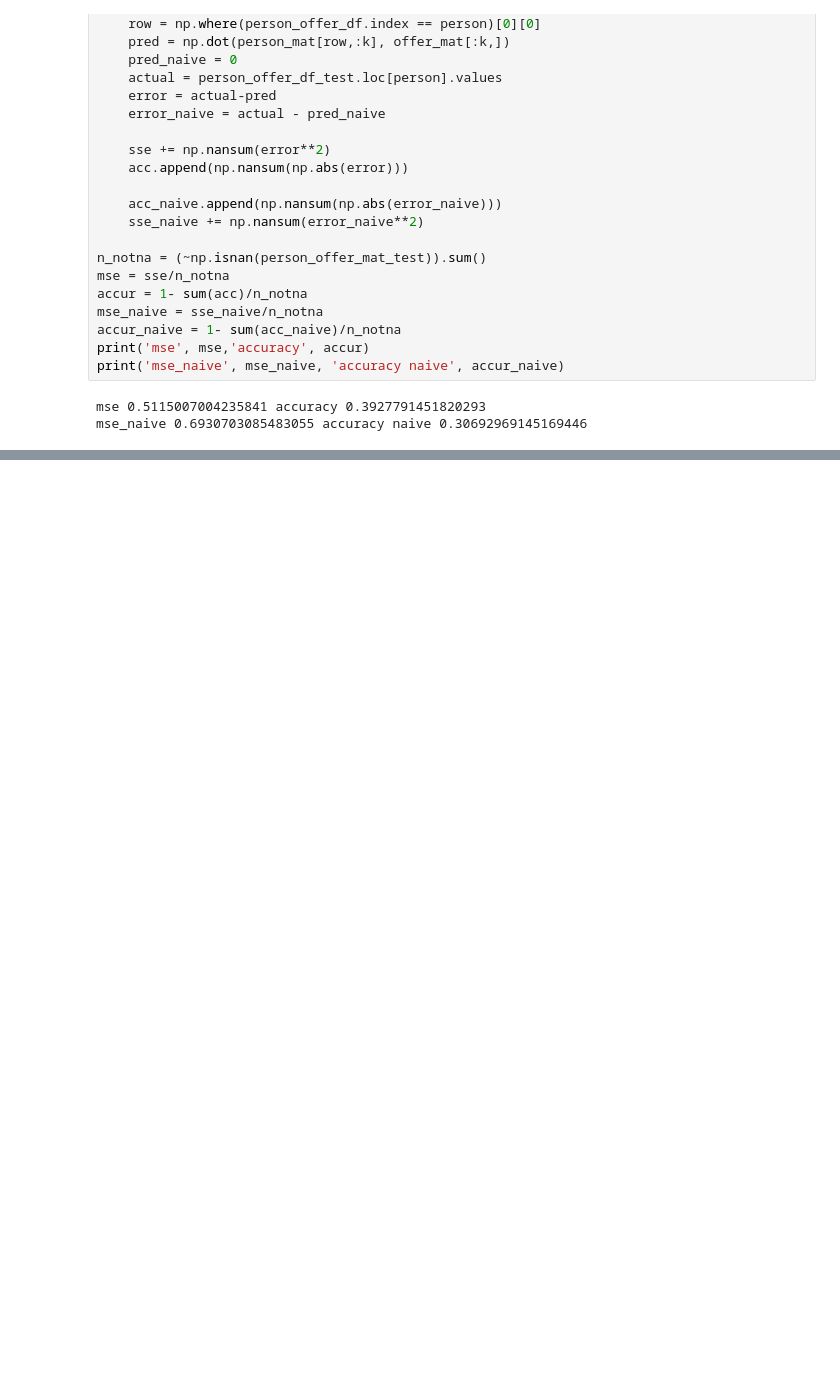
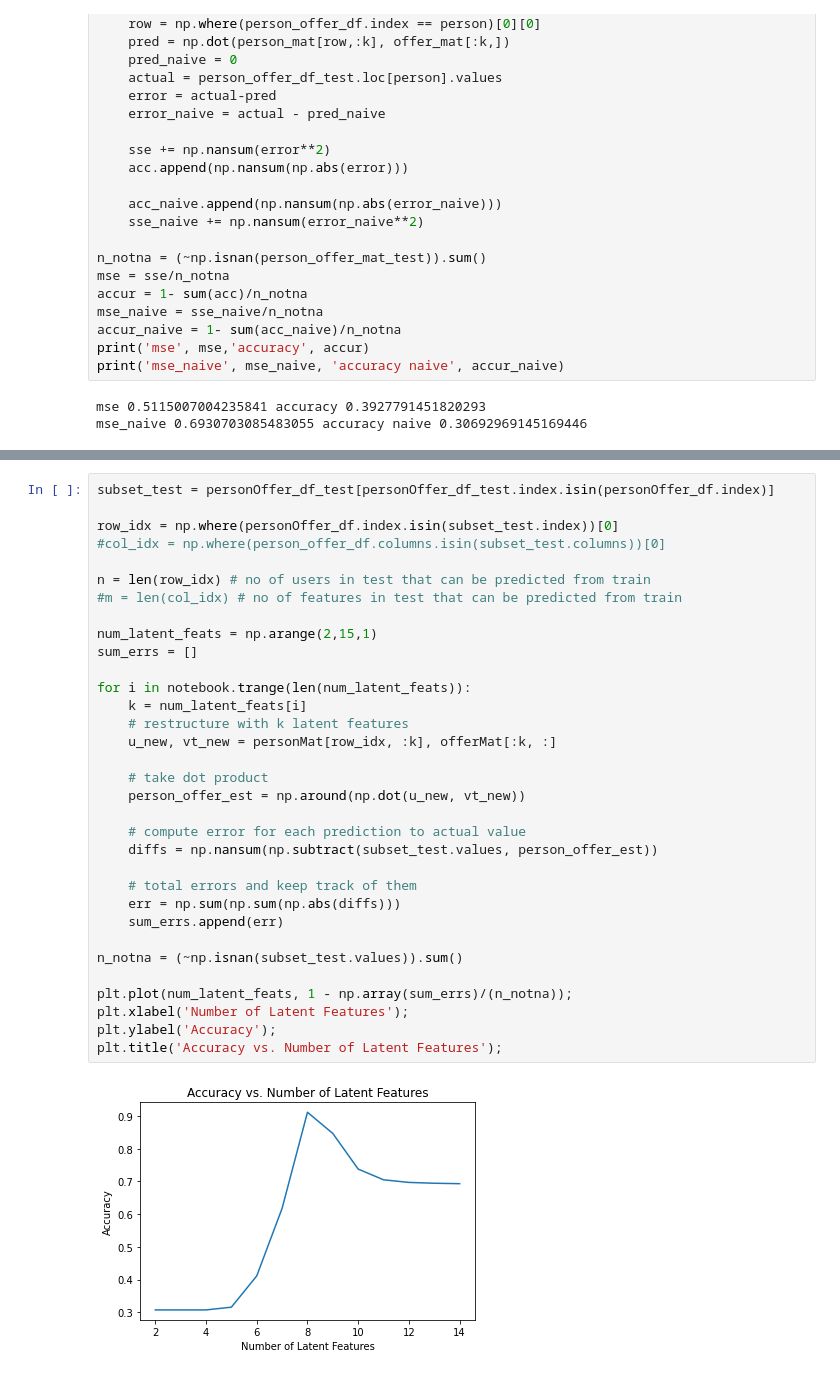
Before and after one commit to mikeolubode/Starbucks_Recommendation_FunkSVD, a Jupyter notebook: Starbucks_Capstone_notebook.ipynb, the cells around one changed output, grey strips where cells are left out. Drawn from its saved outputs; the diff is of its cells as text; blank space fills up the shorter version.

```diff
--- a/Starbucks_Capstone_notebook.ipynb
+++ b/Starbucks_Capstone_notebook.ipynb
@@ -817,0 +922,35 @@ mse_naive 0.6930703085483055 accuracy naive 0.30692969145169446
+# %%
+subset_test = personOffer_df_test[personOffer_df_test.index.isin(personOffer_df.index)]
+
+row_idx = np.where(personOffer_df.index.isin(subset_test.index))[0]
+#col_idx = np.where(person_offer_df.columns.isin(subset_test.columns))[0]
+
+n = len(row_idx) # no of users in test that can be predicted from train
+#m = len(col_idx) # no of features in test that can be predicted from train
+
+num_latent_feats = np.arange(2,15,1)
+sum_errs = []
+
+for i in notebook.trange(len(num_latent_feats)):
+    k = num_latent_feats[i]
+    # restructure with k latent features
+    u_new, vt_new = personMat[row_idx, :k], offerMat[:k, :]
+
+    # take dot product
+    person_offer_est = np.around(np.dot(u_new, vt_new))
+
+    # compute error for each prediction to actual value
+    diffs = np.nansum(np.subtract(subset_test.values, person_offer_est))
+
+    # total errors and keep track of them
+    err = np.sum(np.sum(np.abs(diffs)))
+    sum_errs.append(err)
+
+n_notna = (~np.isnan(subset_test.values)).sum()
+
+plt.plot(num_latent_feats, 1 - np.array(sum_errs)/(n_notna));
+plt.xlabel('Number of Latent Features');
+plt.ylabel('Accuracy');
+plt.title('Accuracy vs. Number of Latent Features');
+# %% [output]
+[figure, added]
```
Also changed, not shown: parts of 15 cells of this notebook.
